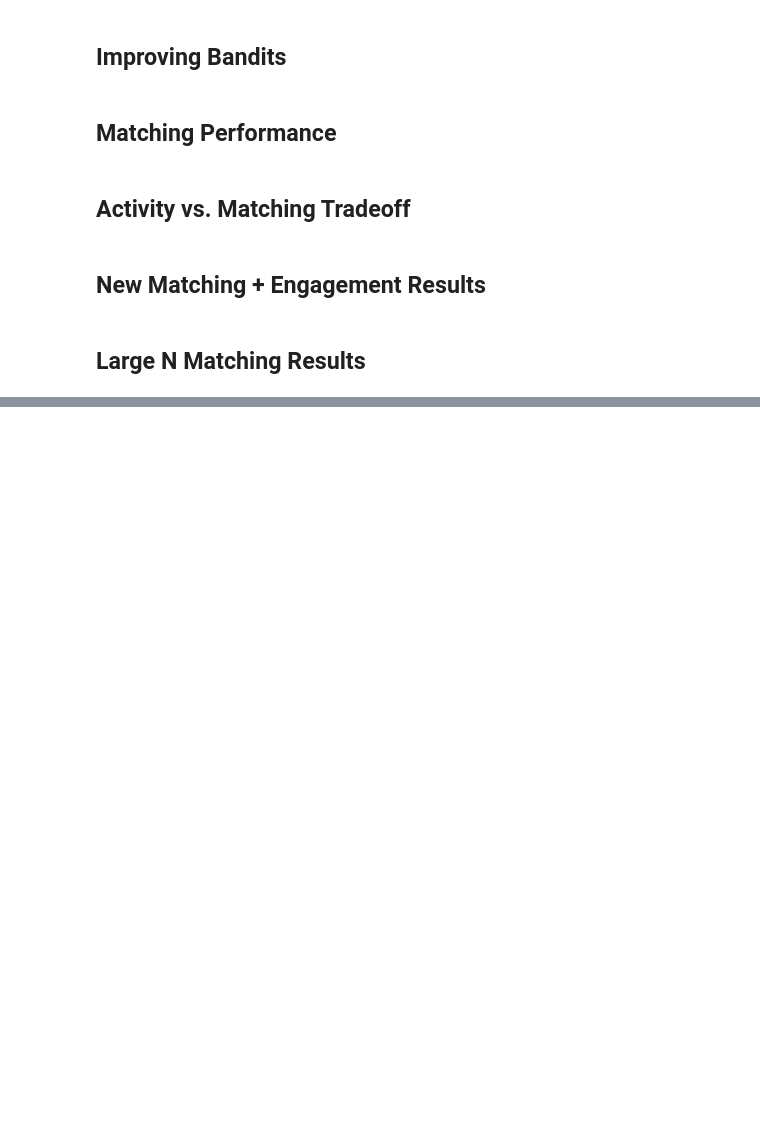
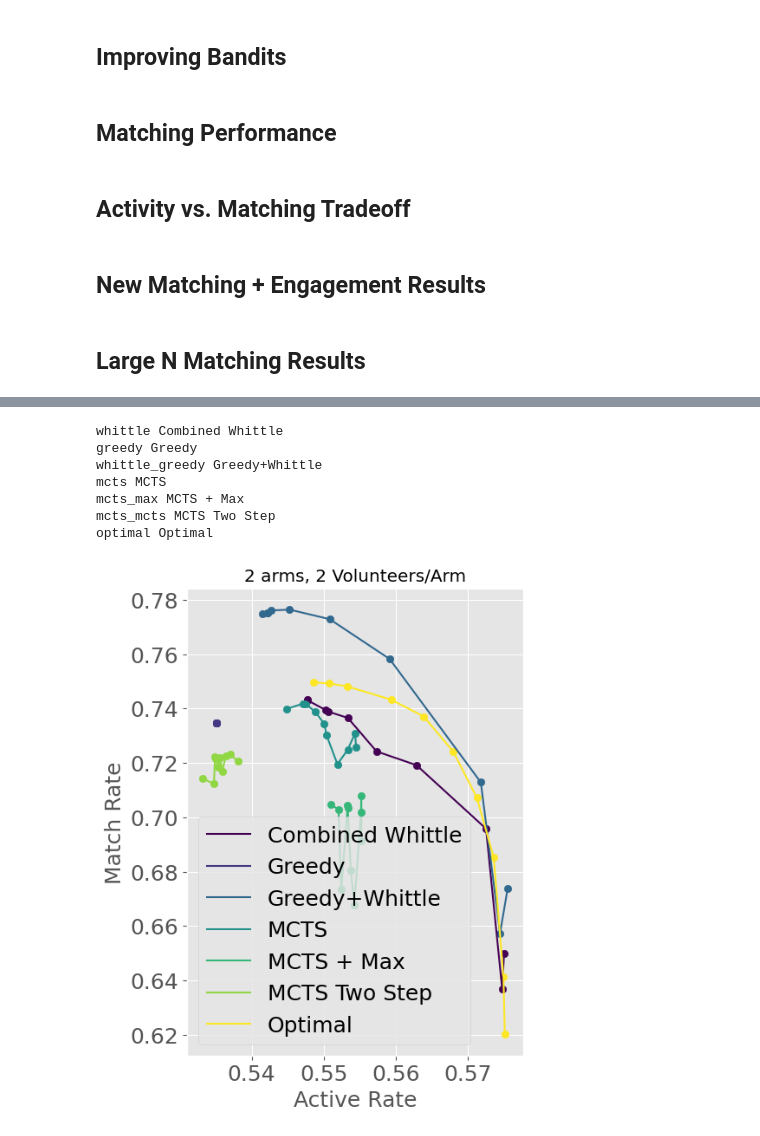
Before and after one commit to naveenr414/food-rescue-rmab, a Jupyter notebook: scripts/Plotting.ipynb, the cells around one changed output, grey strips where cells are left out. Cells and saved outputs as stored; diff of their text form; code cells hidden in the pictures; blank space fills up the shorter version.

```diff
--- a/scripts/Plotting.ipynb
+++ b/scripts/Plotting.ipynb
@@ -658,0 +667,30 @@ plot_tradeoff_curve(data_by_arm_volunteer[n_arms][n_volunteers],names,nice_names
+# %%
+combined = get_results_matching_parameters("combined_large","combined",{})
+data_by_arm_volunteer = process_two_parameter_data(combined,"n_arms","volunteers_per_arm")
+combined = get_results_matching_parameters("combined_large","mcts",{})
+data_by_arm_volunteer_2 = process_two_parameter_data(combined,"n_arms","volunteers_per_arm")
+for i in data_by_arm_volunteer_2:
+    for j in data_by_arm_volunteer_2[i]:
+        for k in data_by_arm_volunteer_2[i][j]:
+            data_by_arm_volunteer[i][j][k] = data_by_arm_volunteer_2[i][j][k]
+
+n_arms = 2
+n_volunteers = 2
+
+names = ["whittle","greedy","whittle_greedy","mcts","mcts_max","mcts_mcts"]
+nice_names = ["Combined Whittle","Greedy","Greedy+Whittle","MCTS","MCTS + Max","MCTS Two Step"]
+
+if n_arms * n_volunteers <= 6:
+    names.append("optimal")
+    nice_names.append("Optimal")
+
+plot_tradeoff_curve(data_by_arm_volunteer[n_arms][n_volunteers],names,nice_names,"{} arms, {} Volunteers/Arm".format(n_arms,n_volunteers))
+# %% [output]
+whittle Combined Whittle
+greedy Greedy
+whittle_greedy Greedy+Whittle
+mcts MCTS
+mcts_max MCTS + Max
+mcts_mcts MCTS Two Step
+optimal Optimal
+[figure, added]
```
Also changed, not shown: parts of 7 cells of this notebook, 5 other files.
